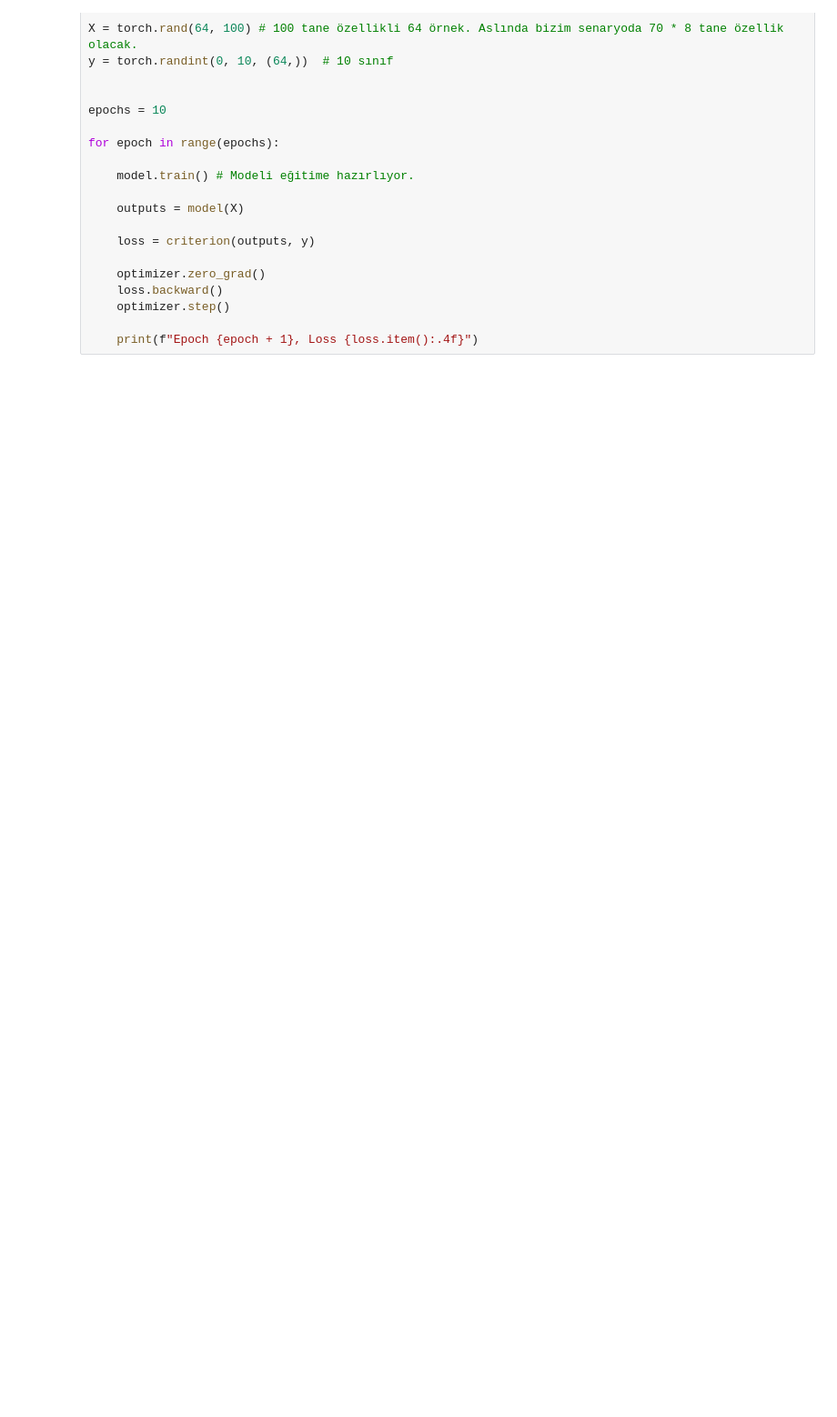
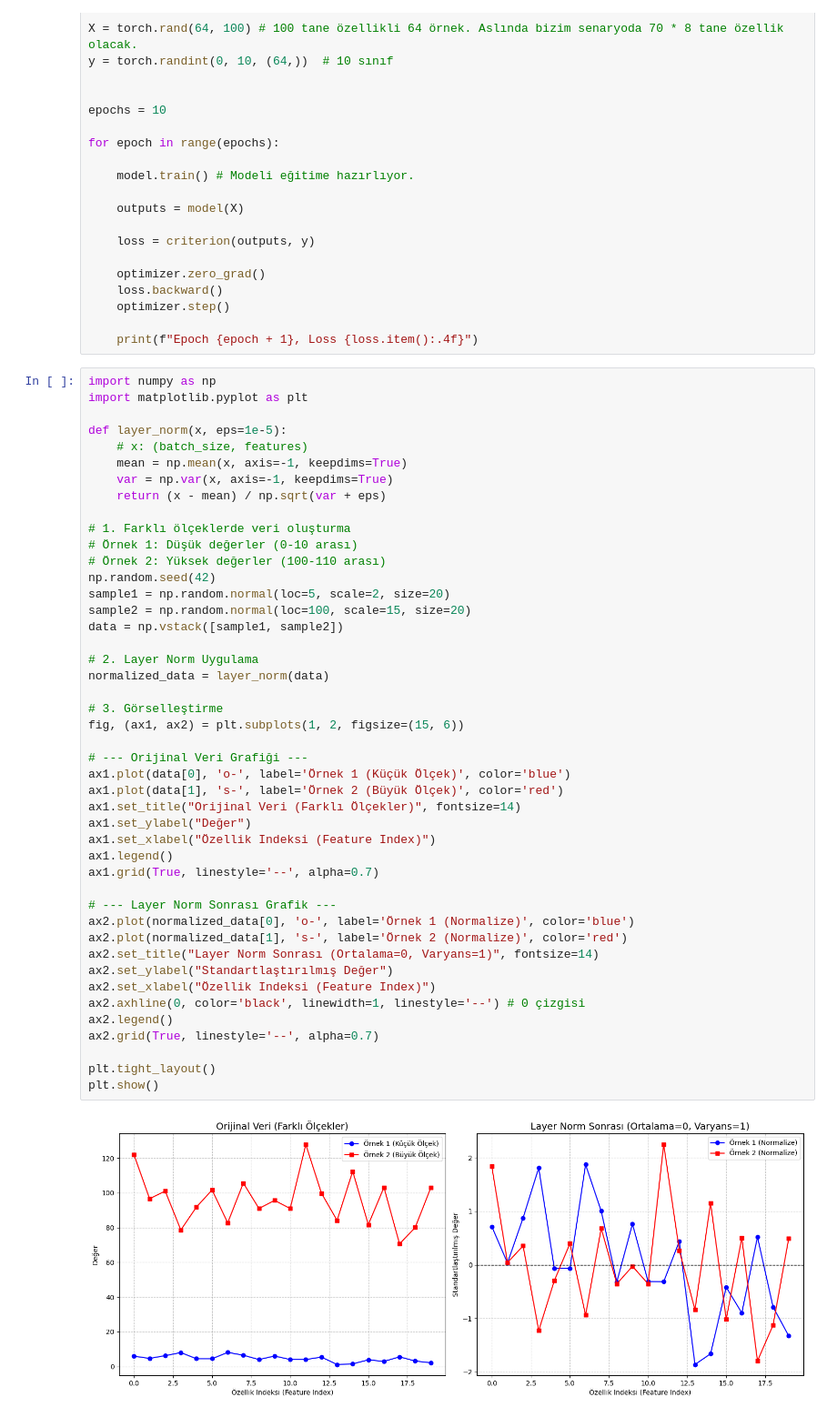
Before and after one commit to 55selcukozdemir/turkish-llm-example, a Jupyter notebook: notes/13 - pytorch ile ilk denemelerim.ipynb, the cells around one changed output. Shown at 91% size. Saved outputs shown, nothing was run; the diff lists cells and outputs as text; blank space fills up the shorter version.

```diff
--- a/notes/13 - pytorch ile ilk denemelerim.ipynb
+++ b/notes/13 - pytorch ile ilk denemelerim.ipynb
@@ -134,3 +134,50 @@ for epoch in range(epochs):
     optimizer.step()
 
     print(f"Epoch {epoch + 1}, Loss {loss.item():.4f}")
+# %%
+import numpy as np
+import matplotlib.pyplot as plt
+
+def layer_norm(x, eps=1e-5):
+    # x: (batch_size, features)
+    mean = np.mean(x, axis=-1, keepdims=True)
+    var = np.var(x, axis=-1, keepdims=True)
+    return (x - mean) / np.sqrt(var + eps)
+
+# 1. Farklı ölçeklerde veri oluşturma
+# Örnek 1: Düşük değerler (0-10 arası)
+# Örnek 2: Yüksek değerler (100-110 arası)
+np.random.seed(42)
+sample1 = np.random.normal(loc=5, scale=2, size=20)
+sample2 = np.random.normal(loc=100, scale=15, size=20)
+data = np.vstack([sample1, sample2])
+
+# 2. Layer Norm Uygulama
+normalized_data = layer_norm(data)
+
+# 3. Görselleştirme
+fig, (ax1, ax2) = plt.subplots(1, 2, figsize=(15, 6))
+
+# --- Orijinal Veri Grafiği ---
+ax1.plot(data[0], 'o-', label='Örnek 1 (Küçük Ölçek)', color='blue')
+ax1.plot(data[1], 's-', label='Örnek 2 (Büyük Ölçek)', color='red')
+ax1.set_title("Orijinal Veri (Farklı Ölçekler)", fontsize=14)
+ax1.set_ylabel("Değer")
+ax1.set_xlabel("Özellik Indeksi (Feature Index)")
+ax1.legend()
+ax1.grid(True, linestyle='--', alpha=0.7)
+
+# --- Layer Norm Sonrası Grafik ---
+ax2.plot(normalized_data[0], 'o-', label='Örnek 1 (Normalize)', color='blue')
+ax2.plot(normalized_data[1], 's-', label='Örnek 2 (Normalize)', color='red')
+ax2.set_title("Layer Norm Sonrası (Ortalama=0, Varyans=1)", fontsize=14)
+ax2.set_ylabel("Standartlaştırılmış Değer")
+ax2.set_xlabel("Özellik Indeksi (Feature Index)")
+ax2.axhline(0, color='black', linewidth=1, linestyle='--') # 0 çizgisi
+ax2.legend()
+ax2.grid(True, linestyle='--', alpha=0.7)
+
+plt.tight_layout()
+plt.show()
+# %% [output]
+[figure, added]
```
Also changed, not shown: parts of 1 cell of this notebook, 27 other files.
